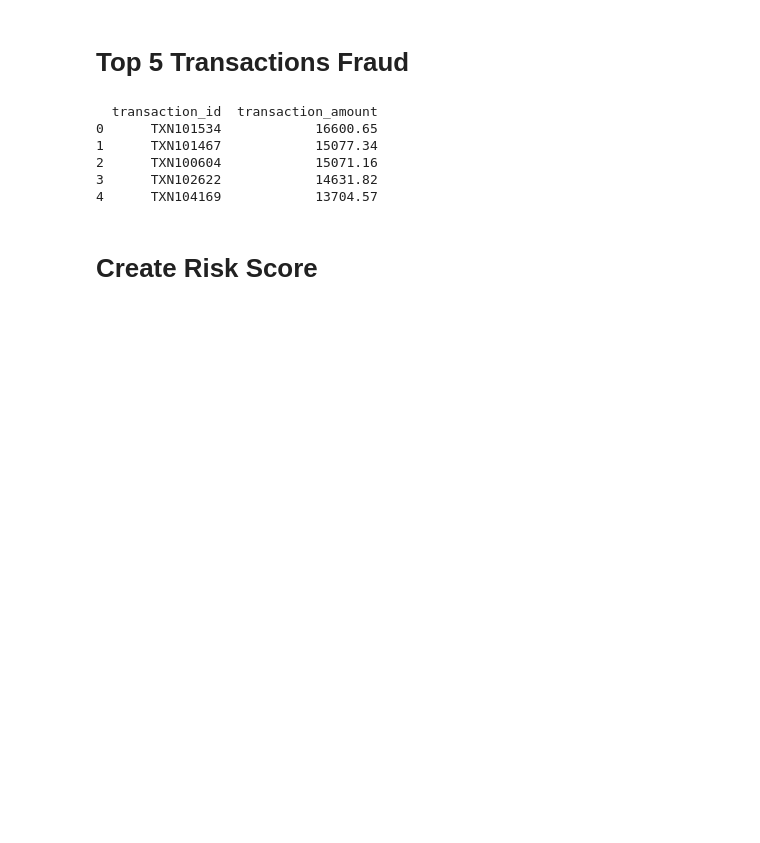
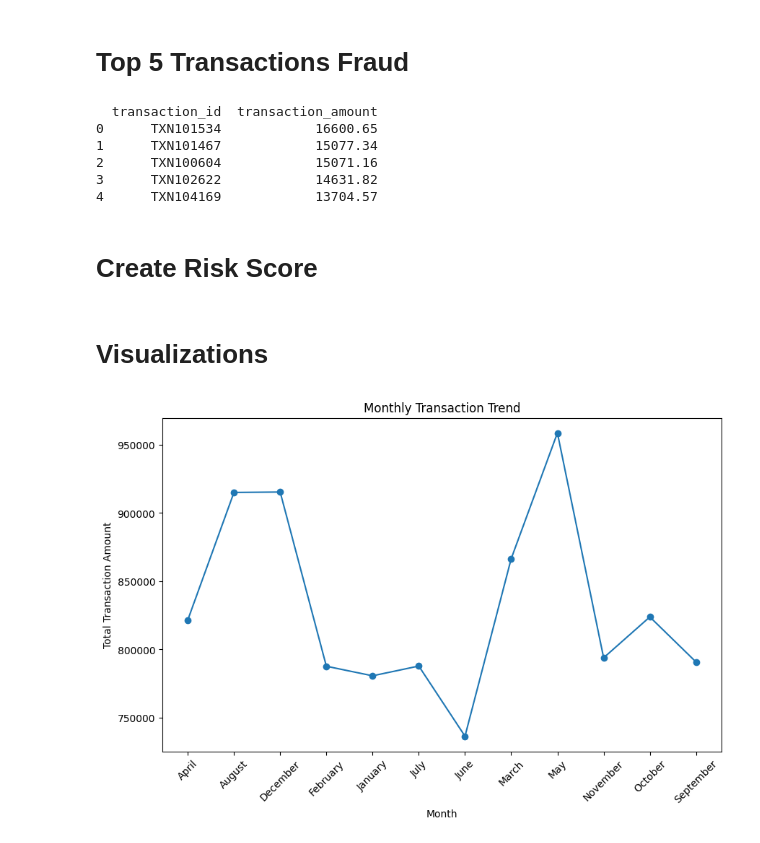
Before and after one commit to pratiksha-2410/UPI-Digital-Payment-Trend-Fraud-Risk-Analysis, a Jupyter notebook: UPI Digital Payment Trend & Fraud Risk Analysis.ipynb, the cells around one changed output. Drawn from its saved outputs; the diff is of its cells as text; code cells hidden in the pictures; blank space fills up the shorter version.

Commit message:
Include Visualizations

```diff
--- a/UPI Digital Payment Trend & Fraud Risk Analysis.ipynb
+++ b/UPI Digital Payment Trend & Fraud Risk Analysis.ipynb
@@ -224,3 +224,17 @@ df.loc[df["amount"]>10000,"risk_score"]+=2
 # night time
 df["Hour"] = pd.to_datetime(df["transaction_date"]).dt.hour
 df.loc[df["Hour"] > 6,"risk_score"]+=1
+# %% [markdown]
+# Visualizations
+# %%
+# Monthly Transaction Trend
+monthly_trend = df.groupby("Month")["amount"].sum().reset_index()
+plt.figure(figsize=(10,6))
+plt.plot(monthly_trend["Month"],monthly_trend["amount"],marker="o")
+plt.xlabel("Month")
+plt.ylabel("Total Transaction Amount")
+plt.title("Monthly Transaction Trend")
+plt.xticks(rotation=45)
+plt.show()
+# %% [output]
+[figure, added]
```
Also changed, not shown: parts of 3 cells of this notebook, 1 other file.
